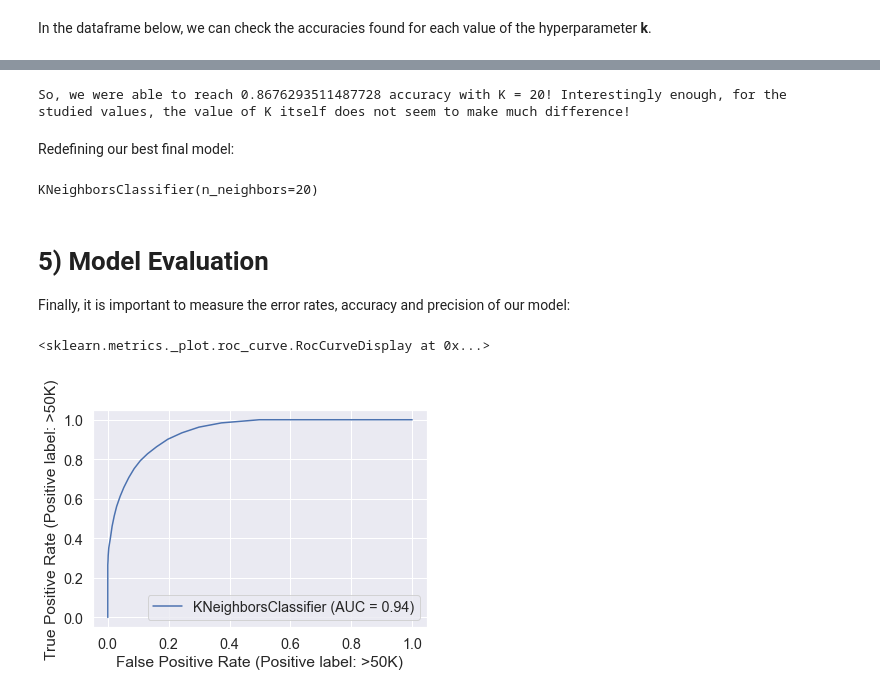
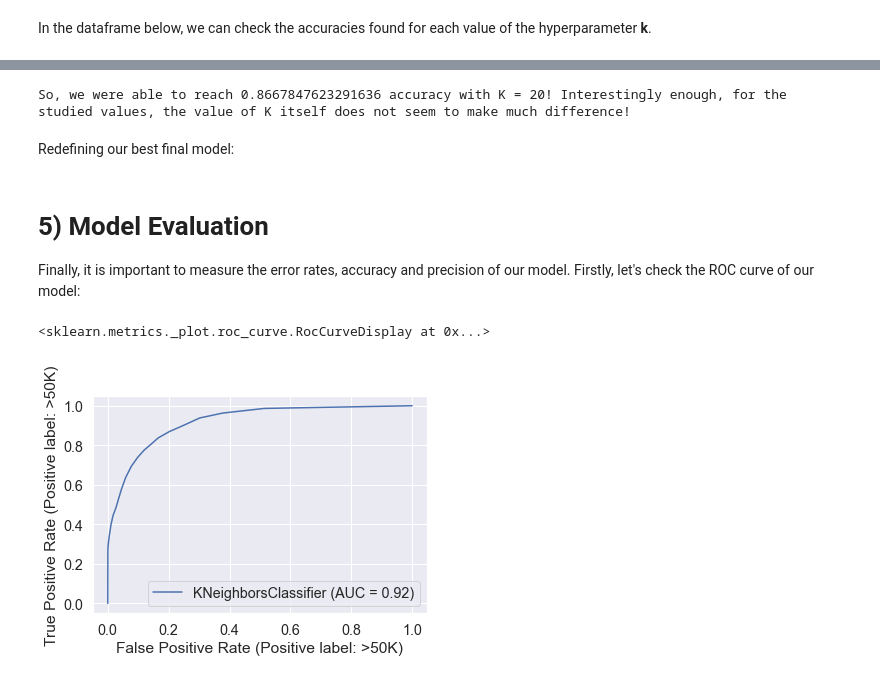
Before and after one commit to jaehnri/PMR3508, a Jupyter notebook: EP1/ep1.ipynb, the cells around one changed output, grey strips where cells are left out. Drawn from its saved outputs; the diff is of its cells as text; code cells hidden in the pictures.

Commit message:
Add ROC Curve, confusion matrix, general metrics and submission

```diff
--- a/EP1/ep1.ipynb
+++ b/EP1/ep1.ipynb
@@ -347,5 +361,5 @@ In the following cell, we will split the train data between train and test. We a
 # %%
-X_train, X_valid, Y_train, Y_valid = train_test_split(X_train, Y_train, test_size=0.20, random_state = 61)
+X_train, X_test, Y_train, Y_test = train_test_split(X_train, Y_train, test_size=0.20, random_state = 61)
 # %% [markdown]
 Now, it makes sense to check which value of the hyperparameter **k** optimizes the accuracy, i.e., minimizes the error:
 # %%
@@ -376,20 +387,20 @@ optimal_k = max(k_accuracy, key = k_accuracy.get)
 
 print('So, we were able to reach ' + str(k_accuracy[optimal_k])+ ' accuracy with K = ' + str(optimal_k) + '! Interestingly enough, for the studied values, the value of K itself does not seem to make much difference!')
 # %% [output]
-So, we were able to reach 0.8676293511487728 accuracy with K = 20! Interestingly enough, for the studied values, the value of K itself does not seem to make much difference!
+So, we were able to reach 0.8667847623291636 accuracy with K = 20! Interestingly enough, for the studied values, the value of K itself does not seem to make much difference!
 # %% [markdown]
 Redefining our best final model:
 # %%
 knn_classifier = KNeighborsClassifier(n_neighbors = optimal_k)
 knn_classifier.fit(X_train, Y_train)
+
+Y_predicted = knn_classifier.predict(X_test)
-# %% [output]
-KNeighborsClassifier(n_neighbors=20)
 # %% [markdown]
 # 5) Model Evaluation
 
-Finally, it is important to measure the error rates, accuracy and precision of our model:
+Finally, it is important to measure the error rates, accuracy and precision of our model. Firstly, let's check the ROC curve of our model:
-# %%
- plot_roc_curve(knn_classifier, X_train, Y_train)
-# %% [output]
-<sklearn.metrics._plot.roc_curve.RocCurveDisplay at 0x...>
-[figure, removed]
+# %%
+RocCurveDisplay.from_estimator(knn_classifier, X_test, Y_test)
+# %% [output]
+<sklearn.metrics._plot.roc_curve.RocCurveDisplay at 0x...>
+[figure, added]
```
Also changed, not shown: parts of 18 cells of this notebook.
